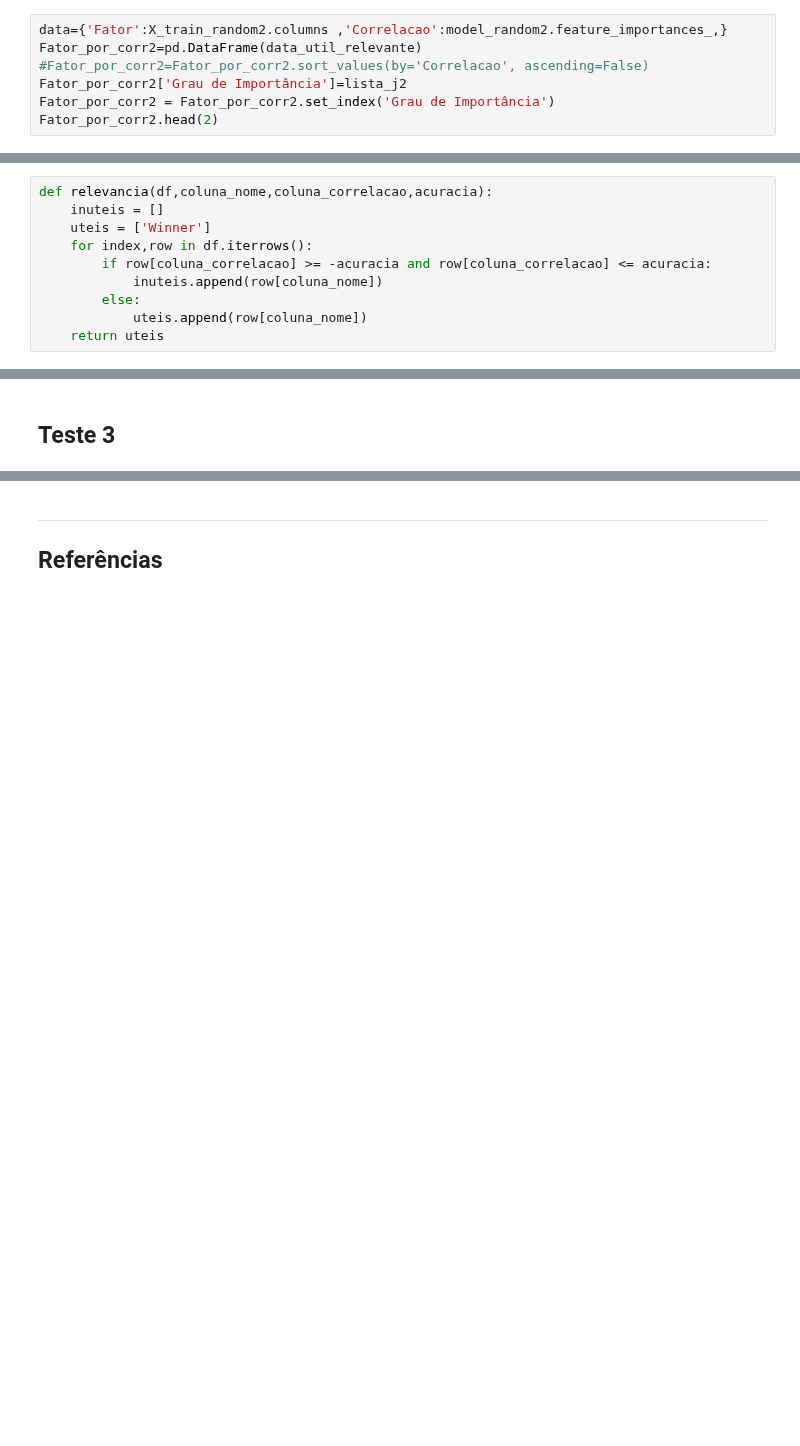
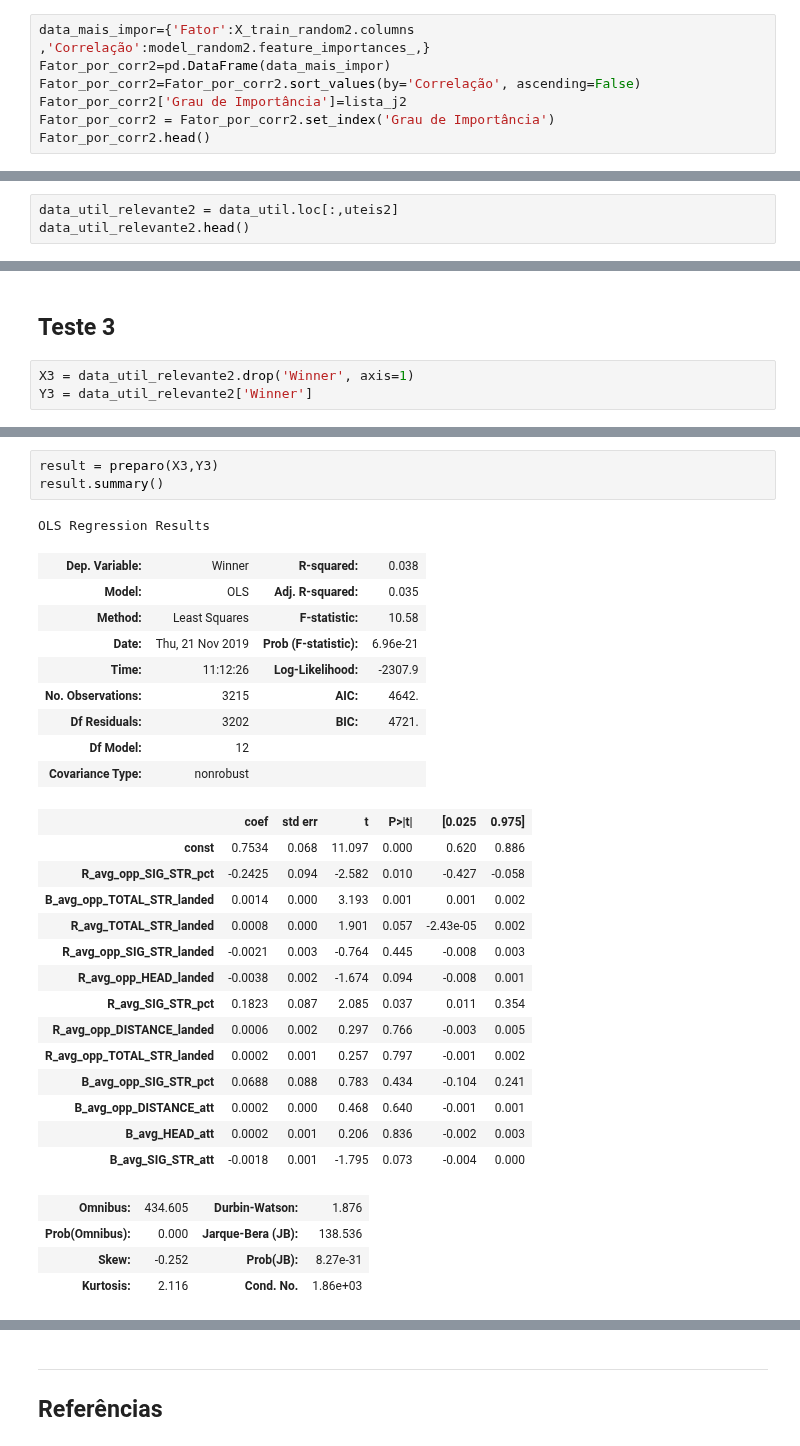
Before and after one commit to VergaraC/Dados_P3, a Jupyter notebook: Projeto3_Sujo/Sujo_Vergara/Projeto3 Backup 19;11.ipynb, the cells around one changed output, grey strips where cells are left out. Drawn from its saved outputs; the diff is of its cells as text; blank space fills up the shorter version.

```diff
--- a/Projeto3_Sujo/Sujo_Vergara/Projeto3 Backup 19;11.ipynb
+++ b/Projeto3_Sujo/Sujo_Vergara/Projeto3 Backup 19;11.ipynb
@@ -546,9 +546,9 @@ for i, f in sorted(list(zip(model_random2.feature_importances_, X_train_random2.
     j2+=1
 # %%
-data={'Fator':X_train_random2.columns ,'Correlacao':model_random2.feature_importances_,}
-Fator_por_corr2=pd.DataFrame(data_util_relevante)
-#Fator_por_corr2=Fator_por_corr2.sort_values(by='Correlacao', ascending=False)
+data_mais_impor={'Fator':X_train_random2.columns ,'Correlação':model_random2.feature_importances_,}
+Fator_por_corr2=pd.DataFrame(data_mais_impor)
+Fator_por_corr2=Fator_por_corr2.sort_values(by='Correlação', ascending=False)
 Fator_por_corr2['Grau de Importância']=lista_j2
 Fator_por_corr2 = Fator_por_corr2.set_index('Grau de Importância')
-Fator_por_corr2.head(2)
+Fator_por_corr2.head()
 # %% [output]
@@ -563,15 +562,5 @@ Fator_por_corr.head(2)
 # %% [markdown]
    ___
 ## Escolhendo quais dados devem ser usados nos modelos de predição:
-# %%
-def relevancia(df,coluna_nome,coluna_correlacao,acuracia):
-    inuteis = []
-    uteis = ['Winner']
-    for index,row in df.iterrows():
-        if row[coluna_correlacao] >= -acuracia and row[coluna_correlacao] <= acuracia:
-            inuteis.append(row[coluna_nome])
-        else:
-            uteis.append(row[coluna_nome])
-    return uteis
 # %%
 uteis2 = relevancia(Fator_por_corr2,'Fator','Correlação',0.05)
@@ -577,0 +569,3 @@ uteis2 = relevancia(Fator_por_corr2,'Fator','Correlação',0.05)
+# %%
+data_util_relevante2 = data_util.loc[:,uteis2]
+data_util_relevante2.head()
@@ -578,2 +579,5 @@ uteis2 = relevancia(Fator_por_corr2,'Fator','Correlação',0.05)
 # %% [markdown]
 ## Teste 3
+# %%
+X3 = data_util_relevante2.drop('Winner', axis=1)
+Y3 = data_util_relevante2['Winner']
@@ -579,0 +661,32 @@ uteis2 = relevancia(Fator_por_corr2,'Fator','Correlação',0.05)
+# %%
+result = preparo(X3,Y3)
+result.summary()
+# %% [output]
+OLS Regression Results
+| Dep. Variable: | Winner | R-squared: | 0.038 |
+| Model: | OLS | Adj. R-squared: | 0.035 |
+| Method: | Least Squares | F-statistic: | 10.58 |
+| Date: | Thu, 21 Nov 2019 | Prob (F-statistic): | 6.96e-21 |
+| Time: | 11:12:26 | Log-Likelihood: | -2307.9 |
+| No. Observations: | 3215 | AIC: | 4642. |
+| Df Residuals: | 3202 | BIC: | 4721. |
+| Df Model: | 12 |  |  |
+| Covariance Type: | nonrobust |  |  |
+|  | coef | std err | t | P>|t| | [0.025 | 0.975] |
+| const | 0.7534 | 0.068 | 11.097 | 0.000 | 0.620 | 0.886 |
+| R_avg_opp_SIG_STR_pct | -0.2425 | 0.094 | -2.582 | 0.010 | -0.427 | -0.058 |
+| B_avg_opp_TOTAL_STR_landed | 0.0014 | 0.000 | 3.193 | 0.001 | 0.001 | 0.002 |
+| R_avg_TOTAL_STR_landed | 0.0008 | 0.000 | 1.901 | 0.057 | -2.43e-05 | 0.002 |
+| R_avg_opp_SIG_STR_landed | -0.0021 | 0.003 | -0.764 | 0.445 | -0.008 | 0.003 |
+| R_avg_opp_HEAD_landed | -0.0038 | 0.002 | -1.674 | 0.094 | -0.008 | 0.001 |
+| R_avg_SIG_STR_pct | 0.1823 | 0.087 | 2.085 | 0.037 | 0.011 | 0.354 |
+| R_avg_opp_DISTANCE_landed | 0.0006 | 0.002 | 0.297 | 0.766 | -0.003 | 0.005 |
+| R_avg_opp_TOTAL_STR_landed | 0.0002 | 0.001 | 0.257 | 0.797 | -0.001 | 0.002 |
+| B_avg_opp_SIG_STR_pct | 0.0688 | 0.088 | 0.783 | 0.434 | -0.104 | 0.241 |
+| B_avg_opp_DISTANCE_att | 0.0002 | 0.000 | 0.468 | 0.640 | -0.001 | 0.001 |
+| B_avg_HEAD_att | 0.0002 | 0.001 | 0.206 | 0.836 | -0.002 | 0.003 |
+| B_avg_SIG_STR_att | -0.0018 | 0.001 | -1.795 | 0.073 | -0.004 | 0.000 |
+| Omnibus: | 434.605 | Durbin-Watson: | 1.876 |
+| Prob(Omnibus): | 0.000 | Jarque-Bera (JB): | 138.536 |
+| Skew: | -0.252 | Prob(JB): | 8.27e-31 |
+| Kurtosis: | 2.116 | Cond. No. | 1.86e+03 |
```
Also changed, not shown: parts of 36 cells of this notebook, 1 other file.
